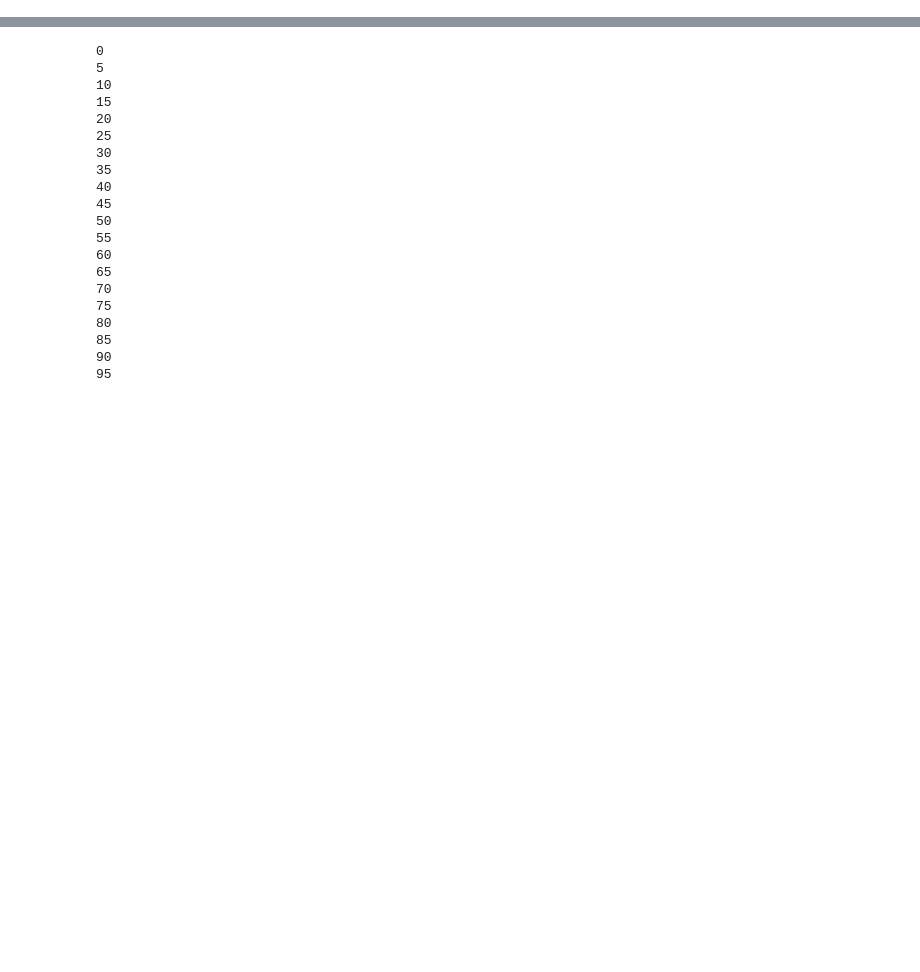
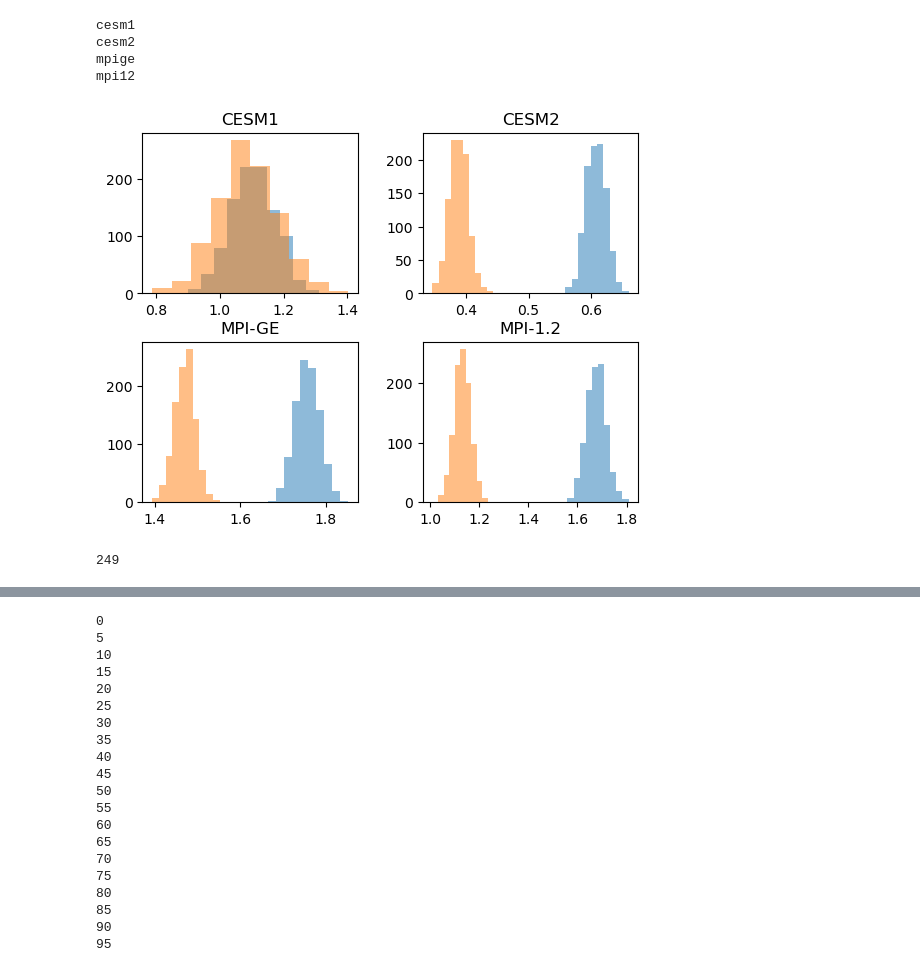
Before and after one commit to djk2120/TWSnbp, a Jupyter notebook: analysis/slopes.ipynb, the cells around one changed output, grey strips where cells are left out. Drawn from its saved outputs; the diff is of its cells as text; code cells hidden in the pictures; blank space fills up the shorter version.

```diff
--- a/analysis/slopes.ipynb
+++ b/analysis/slopes.ipynb
@@ -11,0 +46,4 @@ def detrend_dim(da, dim, deg=1):
+# %%
+
+
+nens=len(ees)
@@ -11,0 +126,38 @@ def detrend_dim(da, dim, deg=1):
+# %%
+ysets=[]
+mids=[]
+for aa in yys:
+    amid=int(np.floor(np.mean(aa)))
+    for bb in yys:
+        bmid=int(np.floor(np.mean(bb)))
+        if aa!=bb:
+            ysets.append((aa,bb))
+    mids.append(amid)
+# %%
+mout={mdl:{mid:{} for mid in mids} for mdl in mdls}
+for mdl in mdls:
+    print(mdl)
+    for yset in ysets:
+        xs=[]
+        ys=[]
+        ymid=[]
+        for yy in yset:
+            x,y=getxy(mdl,yy)
+            xs.append(x)
+            ys.append(y)
+            ymid.append(int(np.floor(np.mean(yy))))
+        nens=len(x.ens)
+        ms=[]
+        for x,y in zip(xs,ys):
+            r=xr.DataArray(np.random.randint(27*nens,size=[1000,27*nens]),dims=['bs','ey'])
+            xb=x.stack({'ey':['ens','year']}).isel(ey=r)
+            yb=y.stack({'ey':['ens','year']}).isel(ey=r)
+            m=[stats.linregress(x,y)[0] for x,y in zip(xb,yb)]
+            ms.append(m)
+
+        mout[mdl][ymid[0]][ymid[1]]=ms
+# %% [output]
+cesm1
+cesm2
+mpige
+mpi12
@@ -11,0 +181,15 @@ def detrend_dim(da, dim, deg=1):
+# %%
+yy='1989v2073'
+for i,m in enumerate(mdls):
+    plt.subplot(221+i)
+    plt.hist(mout[m][yy][0],alpha=0.5)
+    plt.hist(mout[m][yy][1],alpha=0.5)
+    plt.title(mnames[m])
+    plt.subplots_adjust(wspace=0.3,hspace=0.3)
+# %% [output]
+[figure, added]
+# %%
+incr=(np.array(ms[1])-np.array(ms[0]))>0
+incr.sum()
+# %% [output]
+249
```
Also changed, not shown: parts of 119 cells of this notebook, 2 other files.
